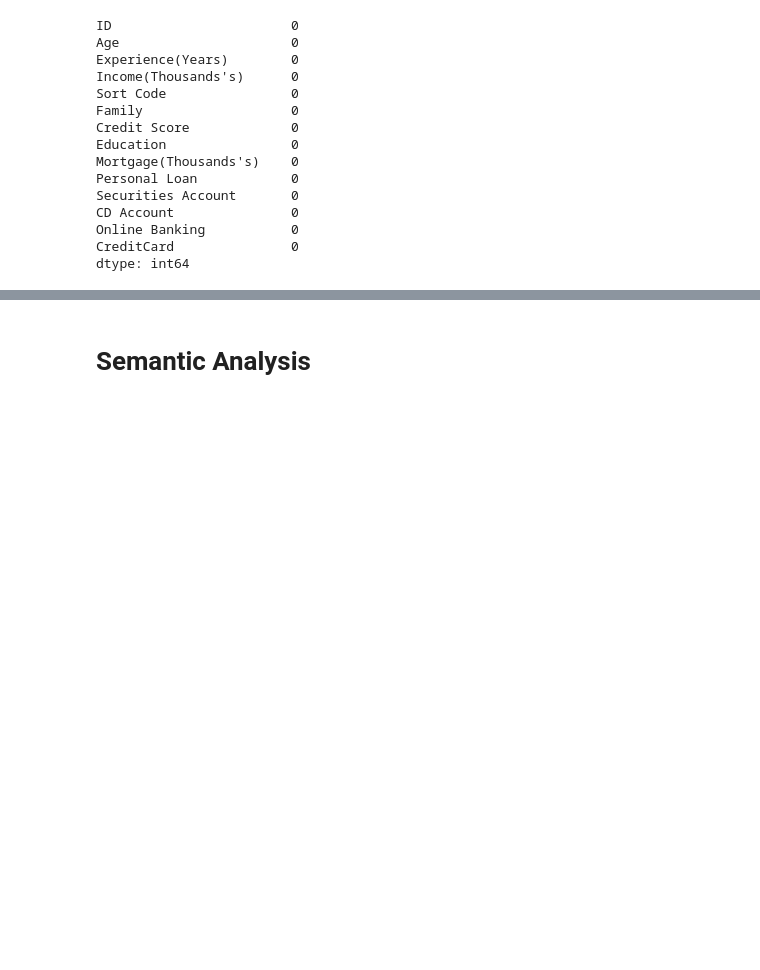
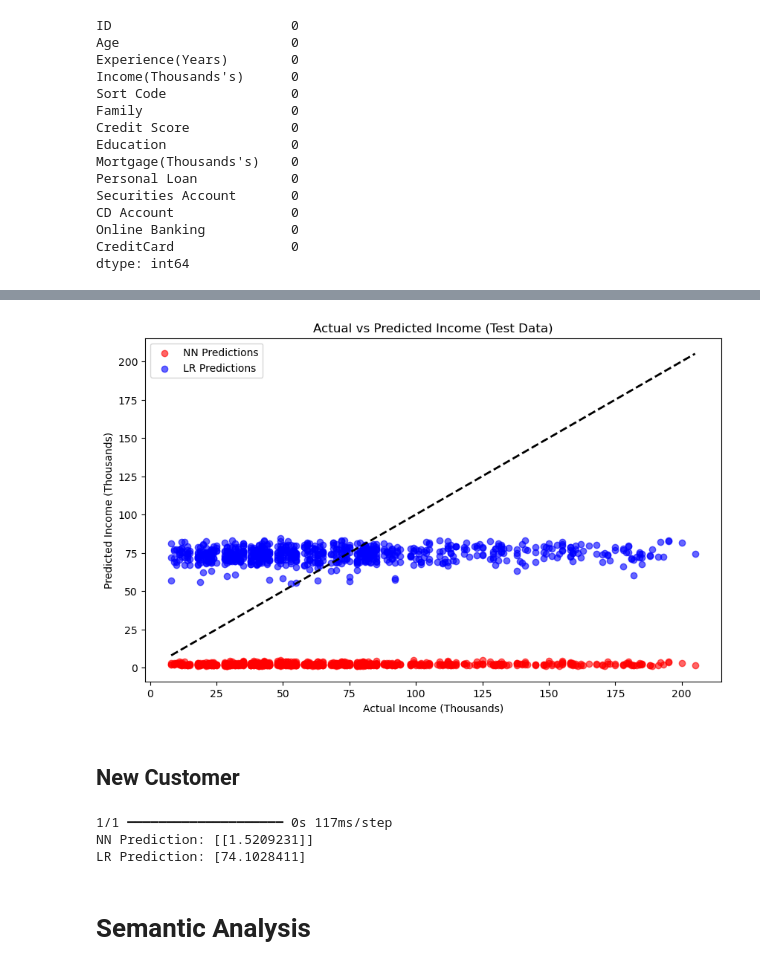
Before and after one commit to tamirisrd/ML_CA2, a Jupyter notebook: TamirisRodriguesDuarte_ML_CA2.ipynb, the cells around one changed output, grey strips where cells are left out. Saved outputs shown, nothing was run; the diff lists cells and outputs as text; code cells hidden in the pictures; blank space fills up the shorter version.

```diff
--- a/TamirisRodriguesDuarte_ML_CA2.ipynb
+++ b/TamirisRodriguesDuarte_ML_CA2.ipynb
@@ -236,0 +342,2 @@ compile_metrics: 28.06%
+# %%
+model_lr = LinearRegression()
@@ -236,0 +366,15 @@ compile_metrics: 28.06%
+# %%
+# Plotting Neural Network vs Linear Regression
+plt.figure(figsize=(10, 6))
+plt.scatter(Y_test, predictions, alpha=0.6, color='r', label='NN Predictions')
+plt.scatter(Y_test, lr_predictions, alpha=0.6, color='b', label='LR Predictions')
+plt.plot([Y_test.min(), Y_test.max()], [Y_test.min(), Y_test.max()], 'k--', lw=2)
+plt.xlabel('Actual Income (Thousands)')
+plt.ylabel('Predicted Income (Thousands)')
+plt.title('Actual vs Predicted Income (Test Data)')
+plt.legend()
+plt.show()
+# %% [output]
+[figure, added]
+# %% [markdown]
+## New Customer
@@ -237,3 +410,13 @@ compile_metrics: 28.06%
+# %%
+# Predict using NN and LR models
+nn_prediction = model.predict(new_customer_scaled)
+lr_prediction = model_lr.predict(new_customer_scaled)
+print("NN Prediction:", nn_prediction)
+print("LR Prediction:", lr_prediction)
+# %% [output]
+1/1 ━━━━━━━━━━━━━━━━━━━━ 0s 117ms/step
+NN Prediction: [[1.5209231]]
+LR Prediction: [74.1028411]
 # %% [markdown]
 # Semantic Analysis
 # %%
```
Also changed, not shown: parts of 40 cells of this notebook.
